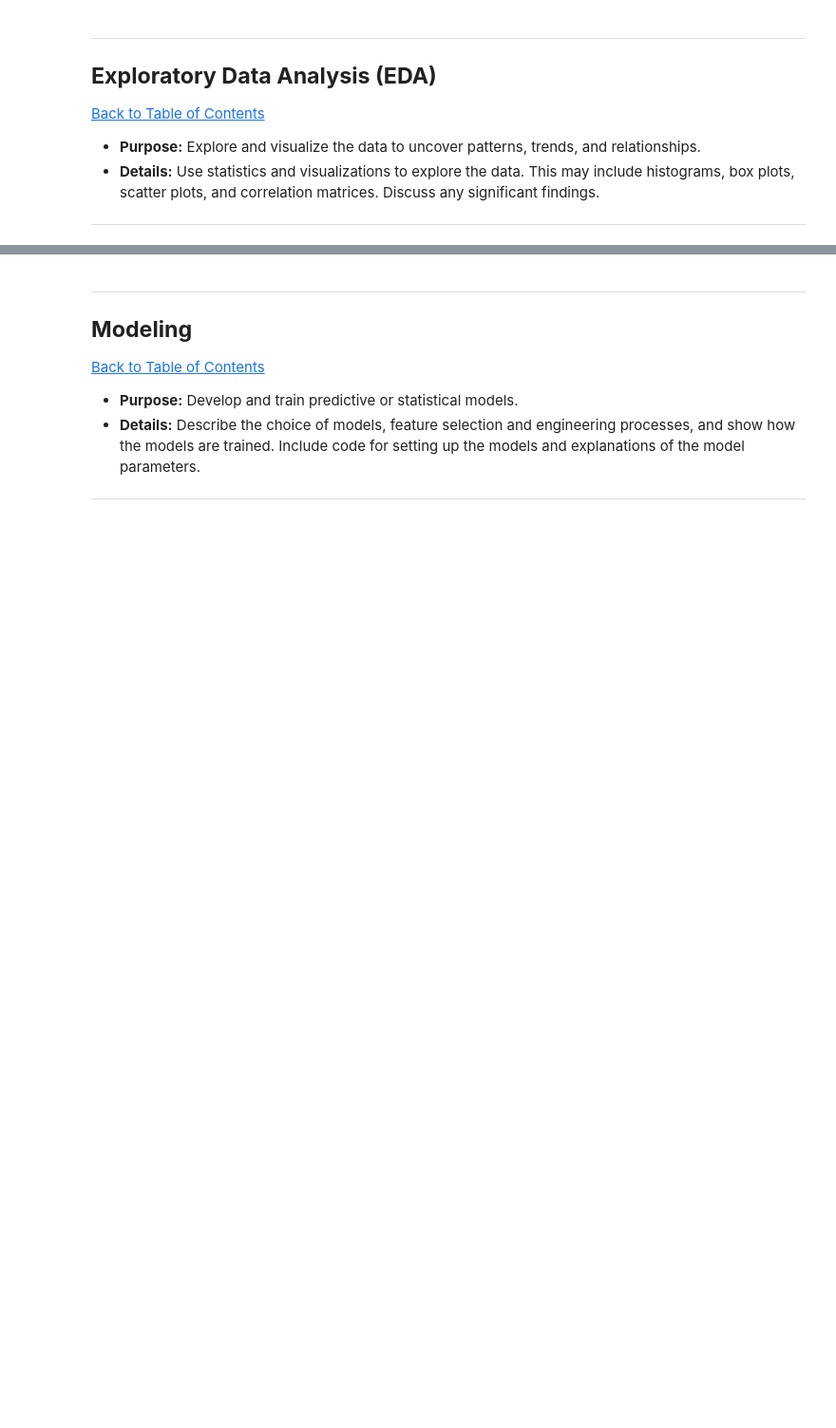
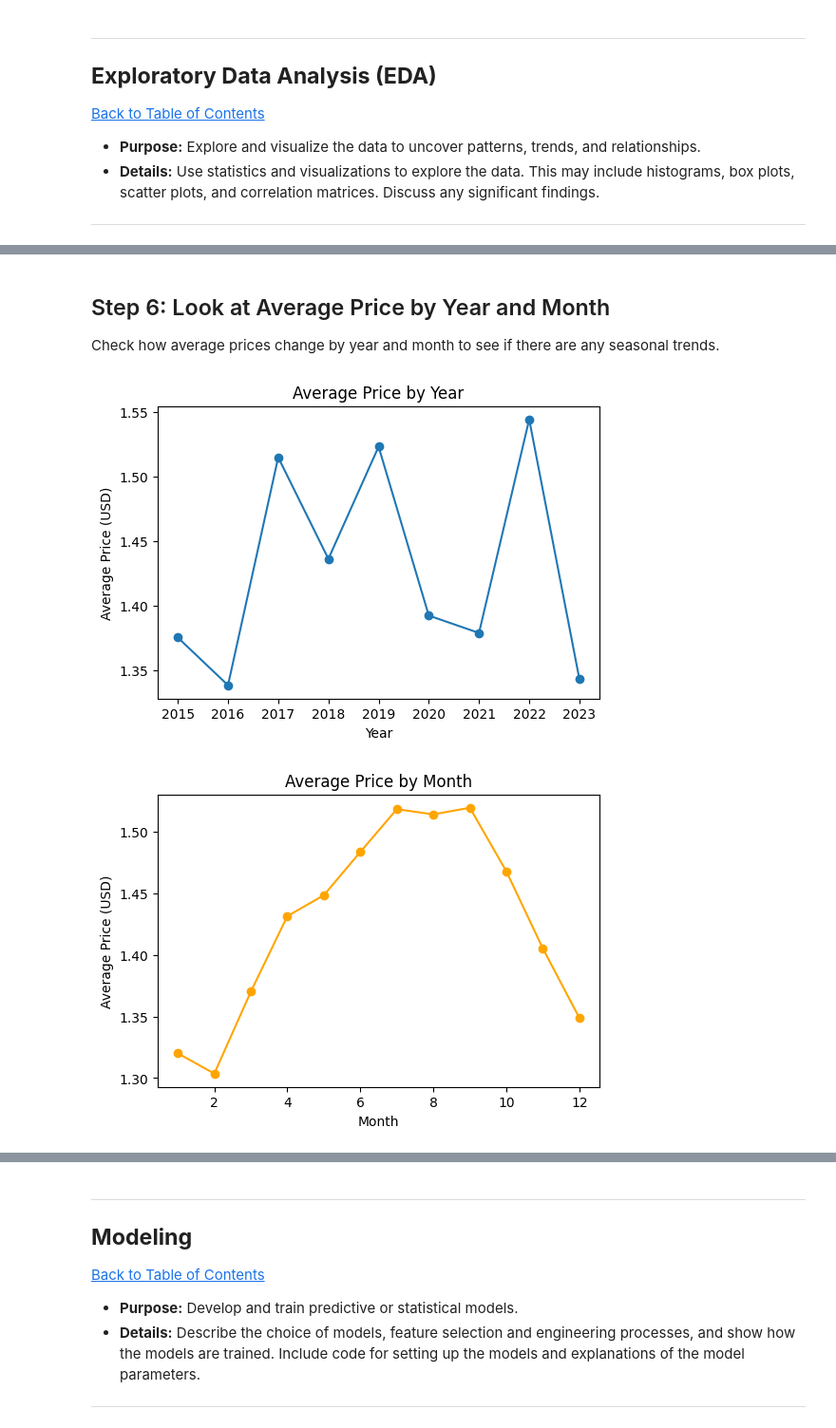
Before and after one commit to Maponya994/avocado-capstone-Maponya, a Jupyter notebook: QCTO---Workplace-Module-Notebook-Template-4571.ipynb, the cells around one changed output, grey strips where cells are left out. Shown at 95% size. Saved outputs shown, nothing was run; the diff lists cells and outputs as text; code cells hidden in the pictures; blank space fills up the shorter version.

```diff
--- a/QCTO---Workplace-Module-Notebook-Template-4571.ipynb
+++ b/QCTO---Workplace-Module-Notebook-Template-4571.ipynb
@@ -389,0 +558,29 @@ df_clean.to_csv("avocado_clean.csv", index=False)
+# %% [markdown]
+## Step 6: Look at Average Price by Year and Month
+
+Check how average prices change by year and month to see if there are any seasonal trends.
+# %%
+import matplotlib.pyplot as plt
+
+# Average price by year
+yearly_prices = df_clean.groupby("Year")["AveragePrice"].mean()
+
+plt.figure(figsize=(6,4))
+plt.plot(yearly_prices.index, yearly_prices.values, marker="o")
+plt.title("Average Price by Year")
+plt.xlabel("Year")
+plt.ylabel("Average Price (USD)")
+plt.show()
+
+# Average price by month
+monthly_prices = df_clean.groupby("Month")["AveragePrice"].mean()
+
+plt.figure(figsize=(6,4))
+plt.plot(monthly_prices.index, monthly_prices.values, marker="o", color="orange")
+plt.title("Average Price by Month")
+plt.xlabel("Month")
+plt.ylabel("Average Price (USD)")
+plt.show()
+# %% [output]
+[figure, added]
+[figure, added]
```
Also changed, not shown: parts of 34 cells of this notebook.
